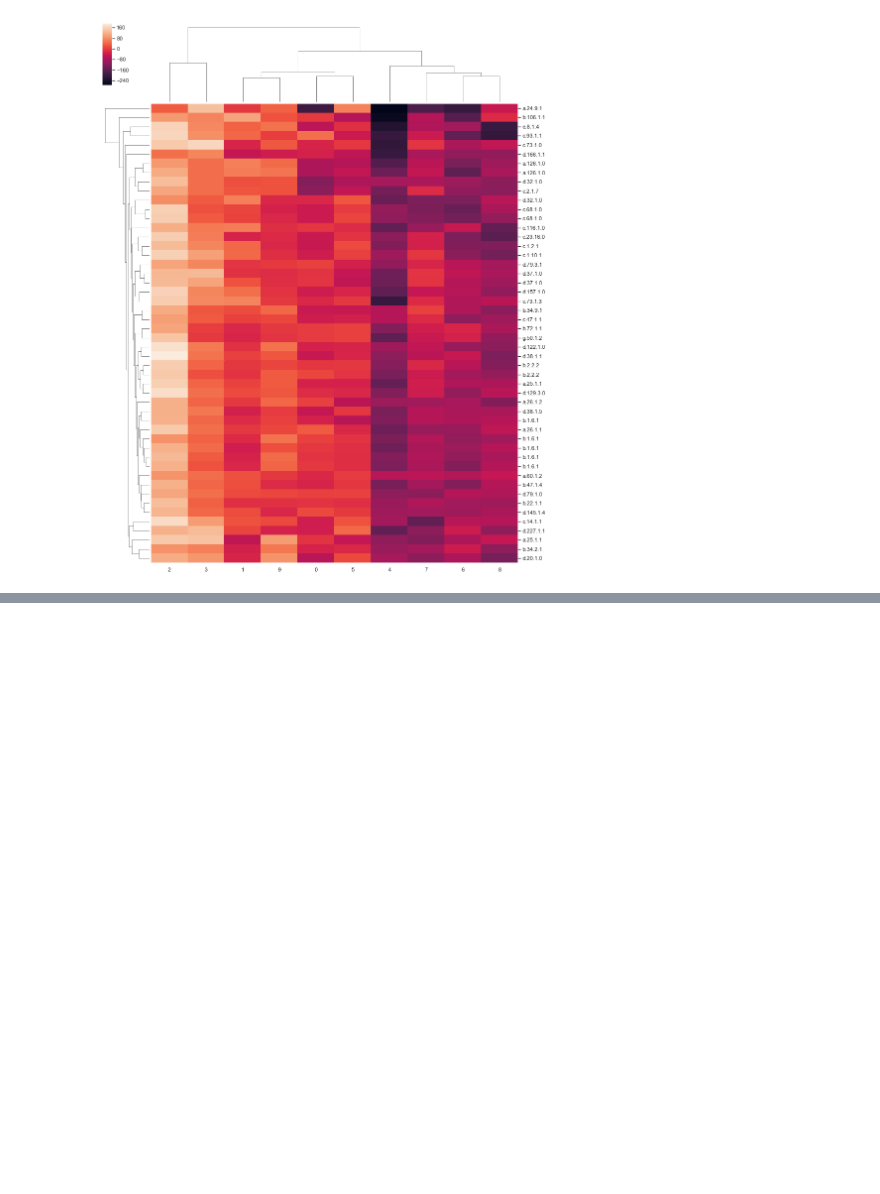
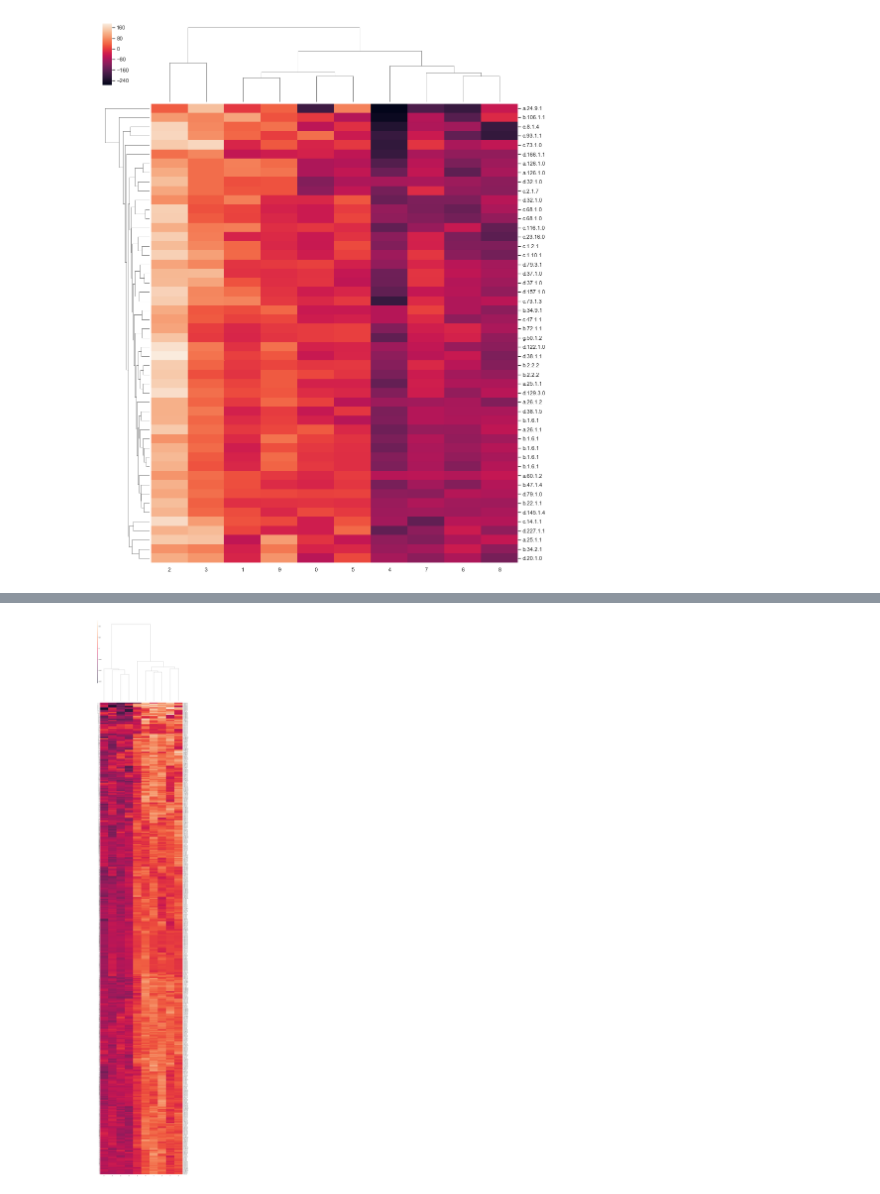
Before and after one commit to hacertilbec/Protein-Vectorization, a Jupyter notebook: Protein Distance Matrix/Hierarchical Clustering Heat Map.ipynb, the cells around one changed output, grey strips where cells are left out. Saved outputs shown, nothing was run; the diff lists cells and outputs as text; code cells hidden in the pictures; blank space fills up the shorter version.

```diff
--- a/Protein Distance Matrix/Hierarchical Clustering Heat Map.ipynb
+++ b/Protein Distance Matrix/Hierarchical Clustering Heat Map.ipynb
@@ -75,0 +116,3 @@ g = sns.clustermap(df10d[:50], yticklabels=True, figsize=(15, 20))
+# %%
+df = pd.DataFrame(new_features10d, index =y_train_new)
+df.head(2)
@@ -75,0 +123,4 @@ g = sns.clustermap(df10d[:50], yticklabels=True, figsize=(15, 20))
+# %%
+g = sns.clustermap(df, yticklabels=True, figsize=(15, 100))
+# %% [output]
+[figure, added]
```
Also changed, not shown: parts of 17 cells of this notebook.
